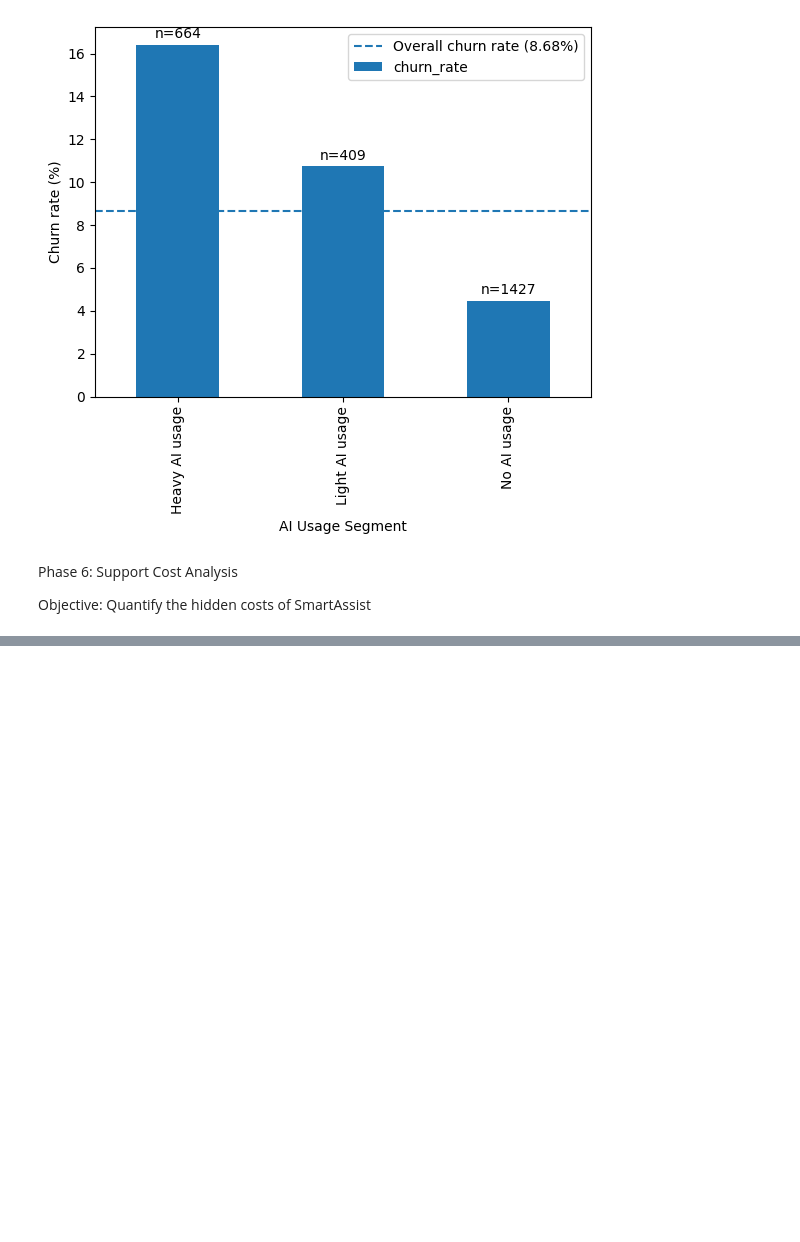
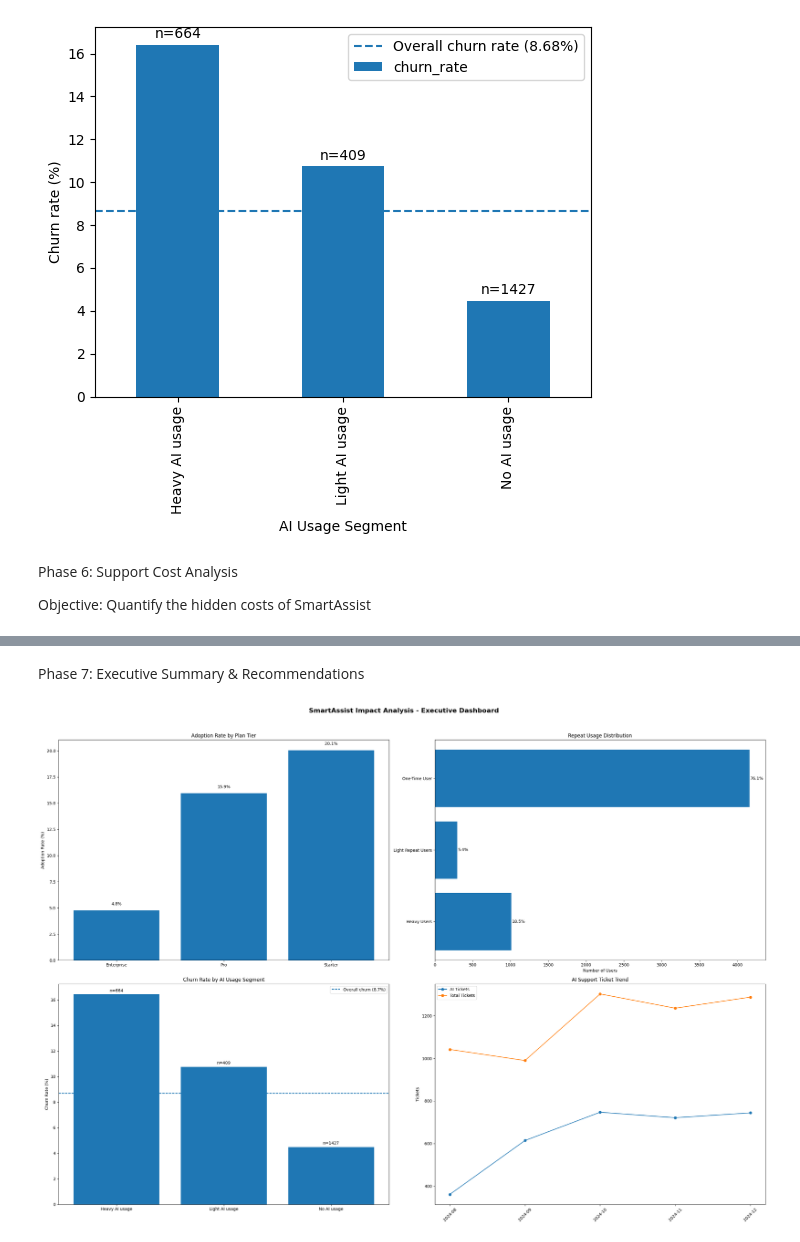
Before and after one commit to Vaishnav09/ai-product-impact-analysis, a Jupyter notebook: notebooks/01_data_exploration.ipynb, the cells around one changed output, grey strips where cells are left out. Cells and saved outputs as stored; diff of their text form; code cells hidden in the pictures; blank space fills up the shorter version.

```diff
--- a/notebooks/01_data_exploration.ipynb
+++ b/notebooks/01_data_exploration.ipynb
@@ -824,0 +939,45 @@ support_tickets[(support_tickets['category'].str.lower() == 'smartassist') & (su
+# %% [markdown]
+
+Phase 7: Executive Summary & Recommendations
+# %%
+fig, axes = plt.subplots(2, 2, figsize=(25, 18))
+fig.suptitle("SmartAssist Impact Analysis - Executive Dashboard", fontsize=16, fontweight="bold")
+
+# Top Left: Adoption Rate by Plan Tier
+axes[0, 0].bar(tier_summary["plan_tier"], tier_summary["Adoption_Rate"])
+axes[0, 0].set_title("Adoption Rate by Plan Tier")
+axes[0, 0].set_ylabel("Adoption Rate (%)")
+
+for i, v in enumerate(tier_summary["Adoption_Rate"]):
+    axes[0, 0].text(i, v + 0.5, f"{v:.1f}%", ha="center")
+
+# Top Right: Repeat Usage Distribution
+axes[0, 1].barh(usage_summary["User Type"], usage_summary["user_counts"])
+axes[0, 1].set_title("Repeat Usage Distribution")
+axes[0, 1].set_xlabel("Number of Users")
+
+for i, row in usage_summary.reset_index(drop=True).iterrows():
+    axes[0, 1].text(row["user_counts"] + 10, i, f'{row["percent"]:.1f}%', va="center")
+
+# Bottom Left: Churn Rate by AI Usage
+axes[1, 0].bar(account_ai_usage_summary["AI_activity_type"], account_ai_usage_summary["churn_rate"])
+axes[1, 0].axhline(overall_churn_rate, linestyle="--", label=f'Overall churn ({overall_churn_rate:.1f}%)')
+axes[1, 0].set_title("Churn Rate by AI Usage Segment")
+axes[1, 0].set_ylabel("Churn Rate (%)")
+axes[1, 0].legend()
+
+for i, row in account_ai_usage_summary.reset_index(drop=True).iterrows():
+    axes[1, 0].text(i, row["churn_rate"] + 0.2, f'n={int(row["Total_accounts"])}', ha="center")
+
+# Bottom Right: AI Support Ticket Trend
+axes[1, 1].plot(monthly_tickets_trend["month"], monthly_tickets_trend["ai_tickets"], marker="o", label="AI Tickets")
+axes[1, 1].plot(monthly_tickets_trend["month"], monthly_tickets_trend["total_tickets"], marker="o", label="Total Tickets")
+axes[1, 1].set_title("AI Support Ticket Trend")
+axes[1, 1].set_ylabel("Tickets")
+axes[1, 1].tick_params(axis="x", rotation=45)
+axes[1, 1].legend()
+
+plt.tight_layout(rect=[0, 0, 1, 0.96])
+plt.show()
+# %% [output]
+[figure, added]
```
Also changed, not shown: parts of 19 cells of this notebook.
